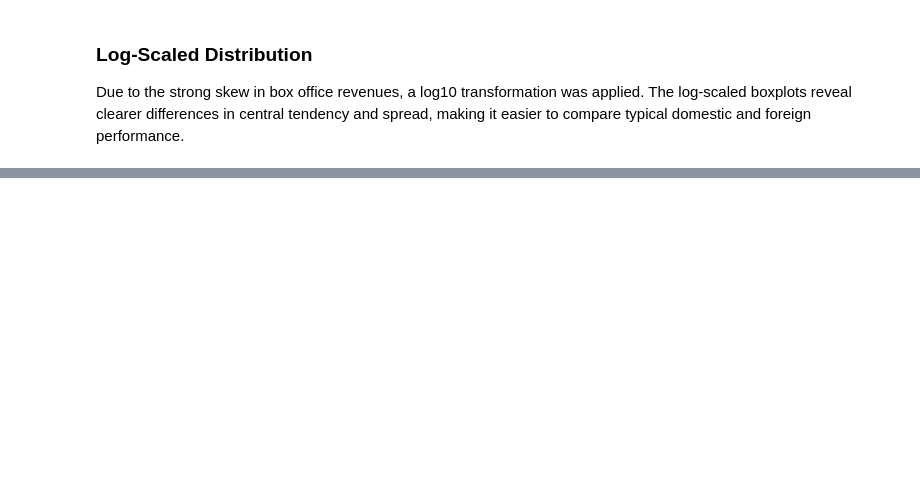
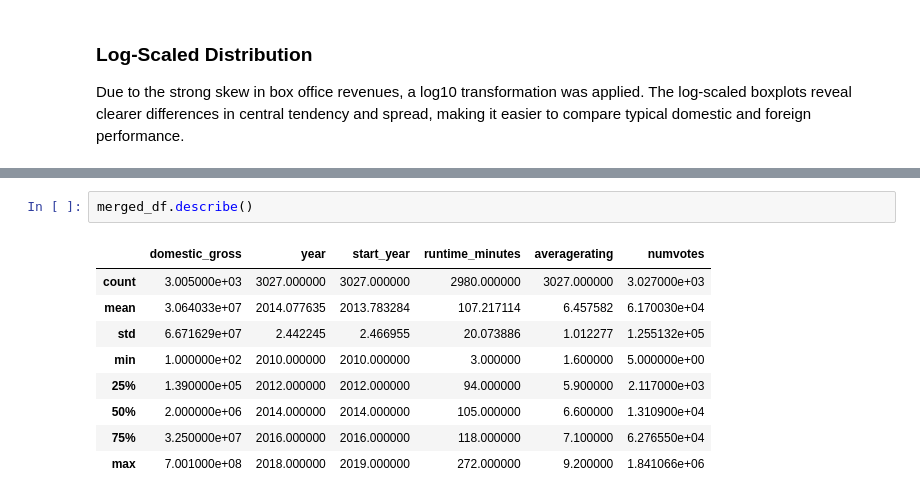
Before and after one commit to Marian-amo/Box-Office-Market-Analysis, a Jupyter notebook: index.ipynb, the cells around one changed output, grey strips where cells are left out. Cells and saved outputs as stored; diff of their text form; blank space fills up the shorter version.

```diff
--- a/index.ipynb
+++ b/index.ipynb
@@ -387,0 +433,12 @@ plt.show()
+# %%
+merged_df.describe()
+# %% [output]
+|  | domestic_gross | year | start_year | runtime_minutes | averagerating | numvotes |
+| count | 3.005000e+03 | 3027.000000 | 3027.000000 | 2980.000000 | 3027.000000 | 3.027000e+03 |
+| mean | 3.064033e+07 | 2014.077635 | 2013.783284 | 107.217114 | 6.457582 | 6.170030e+04 |
+| std | 6.671629e+07 | 2.442245 | 2.466955 | 20.073886 | 1.012277 | 1.255132e+05 |
+| min | 1.000000e+02 | 2010.000000 | 2010.000000 | 3.000000 | 1.600000 | 5.000000e+00 |
+| 25% | 1.390000e+05 | 2012.000000 | 2012.000000 | 94.000000 | 5.900000 | 2.117000e+03 |
+| 50% | 2.000000e+06 | 2014.000000 | 2014.000000 | 105.000000 | 6.600000 | 1.310900e+04 |
+| 75% | 3.250000e+07 | 2016.000000 | 2016.000000 | 118.000000 | 7.100000 | 6.276550e+04 |
+| max | 7.001000e+08 | 2018.000000 | 2019.000000 | 272.000000 | 9.200000 | 1.841066e+06 |
```
Also changed, not shown: parts of 10 cells of this notebook.
